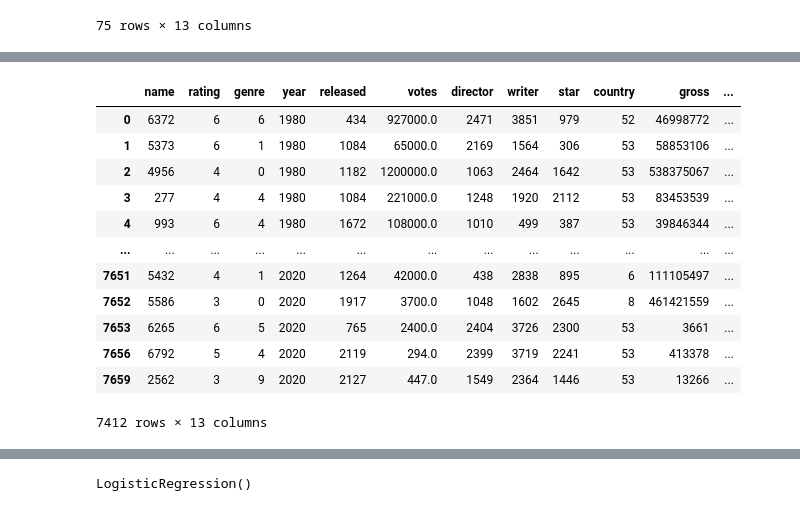
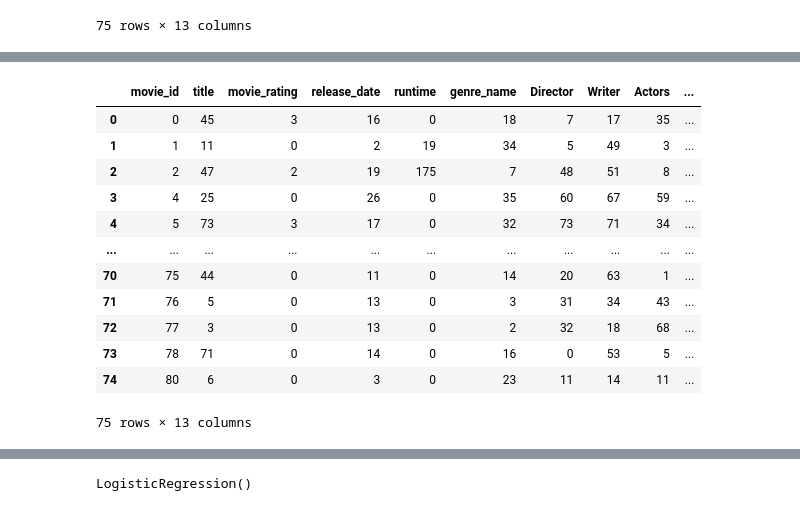
Before and after one commit to mgiandello/Project_4, a Jupyter notebook: Machine Learning Logistic Regression.ipynb, the cells around one changed output, grey strips where cells are left out. Drawn from its saved outputs; the diff is of its cells as text; code cells hidden in the pictures.

```diff
--- a/Supervised Learning Data for Project 4.ipynb
+++ b/Machine Learning Logistic Regression.ipynb
@@ -70,3 +265,12 @@ movies_test_df
 | 73 | 78 | Untitled Illumination Entertainme... | 0 | 12/21/2022 | 0 | Animation, Adventure, Comedy | Aaron Horvath, Michael Jelenic | Matthew Fogel, Shigeru Miyamoto | Anya Taylor-Joy, Chris Pratt, Set... | ... |
 | 74 | 80 | Babylon | 0 | 1/6/2023 | 0 | Drama | Damien Chazelle | Damien Chazelle | Brad Pitt, Margot Robbie, Olivia ... | ... |
 75 rows × 13 columns
+# %%
+movies_test_df['label']=''
+for index,row in movies_test_df.iterrows():
+    if (row['imdb_rating']<=5):
+        movies_test_df.loc[index,'label']=0
+    elif (row['imdb_rating']>5) & (row['imdb_rating']<=7):
+        movies_test_df.loc[index, 'label']=1
+    elif (row['imdb_rating']>7):
+         movies_test_df.loc[index, 'label']=2
@@ -133,6 +321,6 @@ memory usage: 8.2+ KB
 # %%
-y = movies_train_df['score']
-X = movies_train_df.drop('score', axis = 1)
+y = movies_test_df['label'].astype('int')
+X = movies_test_df.drop('label', axis = 1)
 # X.info()
 # %%
 X.info()
@@ -175,48 +355,48 @@ Name: score, Length: 7412, dtype: float64
 # %%
 from sklearn.preprocessing import LabelEncoder
 
 lb_make = LabelEncoder()
-transformed = lb_make.fit_transform(X['name'])
-X['name'] = transformed
+transformed = lb_make.fit_transform(X['title'])
+X['title'] = transformed
 
-transformed = lb_make.fit_transform(X['rating'])
-X['rating'] = transformed
+transformed = lb_make.fit_transform(X['movie_rating'])
+X['movie_rating'] = transformed
 
-transformed = lb_make.fit_transform(X['genre'])
-X['genre'] = transformed
+transformed = lb_make.fit_transform(X['genre_name'])
+X['genre_name'] = transformed
 
-transformed = lb_make.fit_transform(X['director'])
-X['director'] = transformed
+transformed = lb_make.fit_transform(X['Director'])
+X['Director'] = transformed
 
-transformed = lb_make.fit_transform(X['writer'])
-X['writer'] = transformed
+transformed = lb_make.fit_transform(X['Writer'])
+X['Writer'] = transformed
 
-transformed = lb_make.fit_transform(X['star'])
-X['star'] = transformed
+transformed = lb_make.fit_transform(X['Actors'])
+X['Actors'] = transformed
 
-transformed = lb_make.fit_transform(X['country'])
-X['country'] = transformed
+transformed = lb_make.fit_transform(X['Language'])
+X['Language'] = transformed
 
-transformed = lb_make.fit_transform(X['company'])
-X['company'] = transformed
+transformed = lb_make.fit_transform(X['Poster'])
+X['Poster'] = transformed
 
-transformed = lb_make.fit_transform(X['released'])
-X['released'] = transformed
+transformed = lb_make.fit_transform(X['release_date'])
+X['release_date'] = transformed
 
 X
 # %% [output]
-|  | name | rating | genre | year | released | votes | director | writer | star | country | gross | ... |
-| 0 | 6372 | 6 | 6 | 1980 | 434 | 927000.0 | 2471 | 3851 | 979 | 52 | 46998772 | ... |
-| 1 | 5373 | 6 | 1 | 1980 | 1084 | 65000.0 | 2169 | 1564 | 306 | 53 | 58853106 | ... |
-| 2 | 4956 | 4 | 0 | 1980 | 1182 | 1200000.0 | 1063 | 2464 | 1642 | 53 | 538375067 | ... |
-| 3 | 277 | 4 | 4 | 1980 | 1084 | 221000.0 | 1248 | 1920 | 2112 | 53 | 83453539 | ... |
-| 4 | 993 | 6 | 4 | 1980 | 1672 | 108000.0 | 1010 | 499 | 387 | 53 | 39846344 | ... |
-| ... | ... | ... | ... | ... | ... | ... | ... | ... | ... | ... | ... | ... |
-| 7651 | 5432 | 4 | 1 | 2020 | 1264 | 42000.0 | 438 | 2838 | 895 | 6 | 111105497 | ... |
-| 7652 | 5586 | 3 | 0 | 2020 | 1917 | 3700.0 | 1048 | 1602 | 2645 | 8 | 461421559 | ... |
-| 7653 | 6265 | 6 | 5 | 2020 | 765 | 2400.0 | 2404 | 3726 | 2300 | 53 | 3661 | ... |
-| 7656 | 6792 | 5 | 4 | 2020 | 2119 | 294.0 | 2399 | 3719 | 2241 | 53 | 413378 | ... |
-| 7659 | 2562 | 3 | 9 | 2020 | 2127 | 447.0 | 1549 | 2364 | 1446 | 53 | 13266 | ... |
+|  | movie_id | title | movie_rating | release_date | runtime | genre_name | Director | Writer | Actors | ... |
+| 0 | 0 | 45 | 3 | 16 | 0 | 18 | 7 | 17 | 35 | ... |
+| 1 | 1 | 11 | 0 | 2 | 19 | 34 | 5 | 49 | 3 | ... |
+| 2 | 2 | 47 | 2 | 19 | 175 | 7 | 48 | 51 | 8 | ... |
+| 3 | 4 | 25 | 0 | 26 | 0 | 35 | 60 | 67 | 59 | ... |
+| 4 | 5 | 73 | 3 | 17 | 0 | 32 | 73 | 71 | 34 | ... |
+| ... | ... | ... | ... | ... | ... | ... | ... | ... | ... | ... |
+| 70 | 75 | 44 | 0 | 11 | 0 | 14 | 20 | 63 | 1 | ... |
+| 71 | 76 | 5 | 0 | 13 | 0 | 3 | 31 | 34 | 43 | ... |
+| 72 | 77 | 3 | 0 | 13 | 0 | 2 | 32 | 18 | 68 | ... |
+| 73 | 78 | 71 | 0 | 14 | 0 | 16 | 0 | 53 | 5 | ... |
+| 74 | 80 | 6 | 0 | 3 | 0 | 23 | 11 | 14 | 11 | ... |
-7412 rows × 13 columns
+75 rows × 13 columns
 # %%
 X_train, X_test, y_train, y_test = train_test_split(X, y, random_state=1)
```
Also changed, not shown: parts of 36 cells of this notebook, 1 other file.
